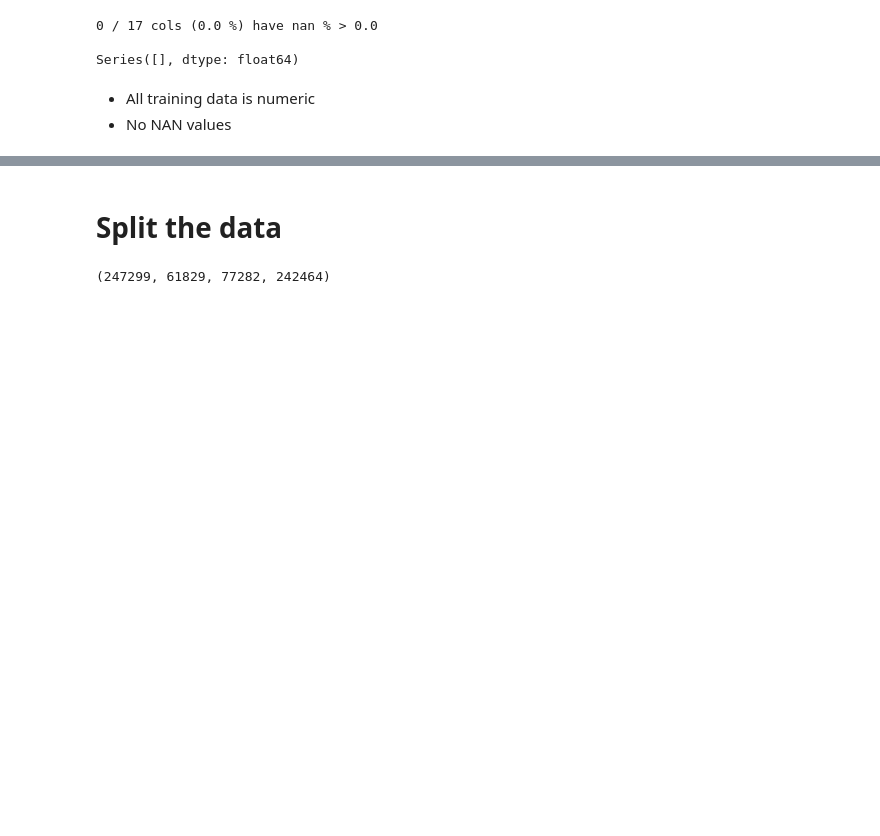
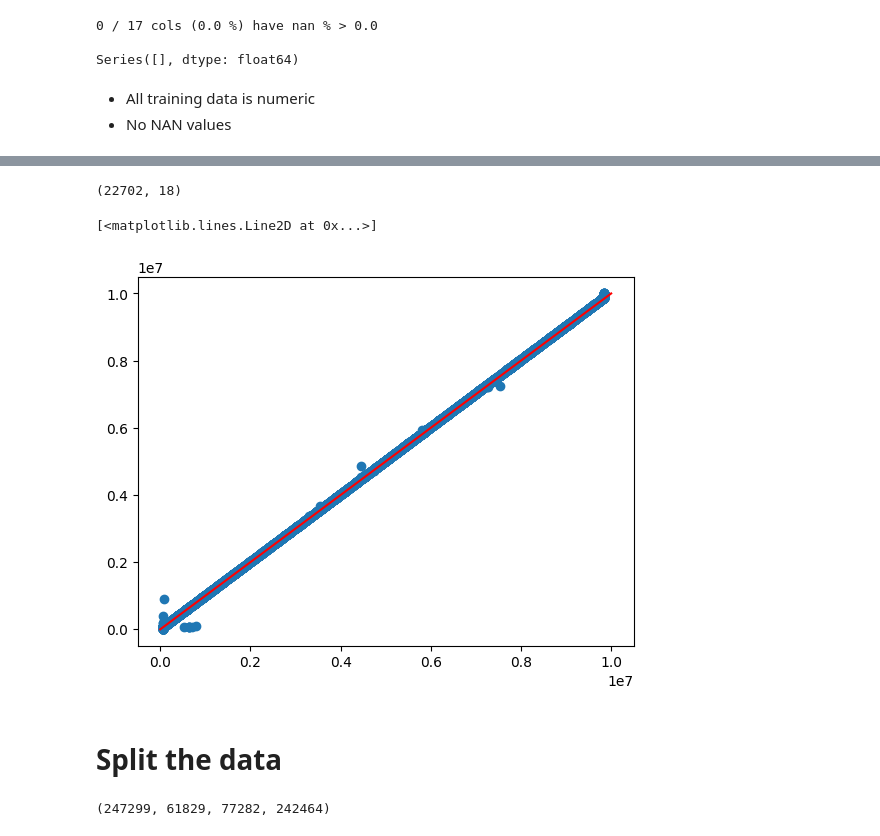
Before and after one commit to PashaIanko/Kaggle.ParisHousingPrices, a Jupyter notebook: 0_baseline_training.ipynb, the cells around one changed output, grey strips where cells are left out. Saved outputs shown, nothing was run; the diff lists cells and outputs as text; code cells hidden in the pictures; blank space fills up the shorter version.

```diff
--- a/0_baseline_training.ipynb
+++ b/0_baseline_training.ipynb
@@ -191,3 +248,14 @@ Series([], dtype: float64)
+# %%
+df_subset = df_train.loc[abs(df_train['anomaly_distance']) <= 1000000, :]
+print(df_subset.shape)
+
+p = [COEF * s for s in df_subset['squareMeters']]
+plt.scatter(p, df_subset['price'])
+plt.plot(np.linspace(0, 10000000, 50), np.linspace(0, 10000000, 50), color='red')
+# %% [output]
+(22702, 18)
+[<matplotlib.lines.Line2D at 0x...>]
+[figure, added]
 # %% [markdown]
 # Split the data
 # %%
```
Also changed, not shown: parts of 20 cells of this notebook.
